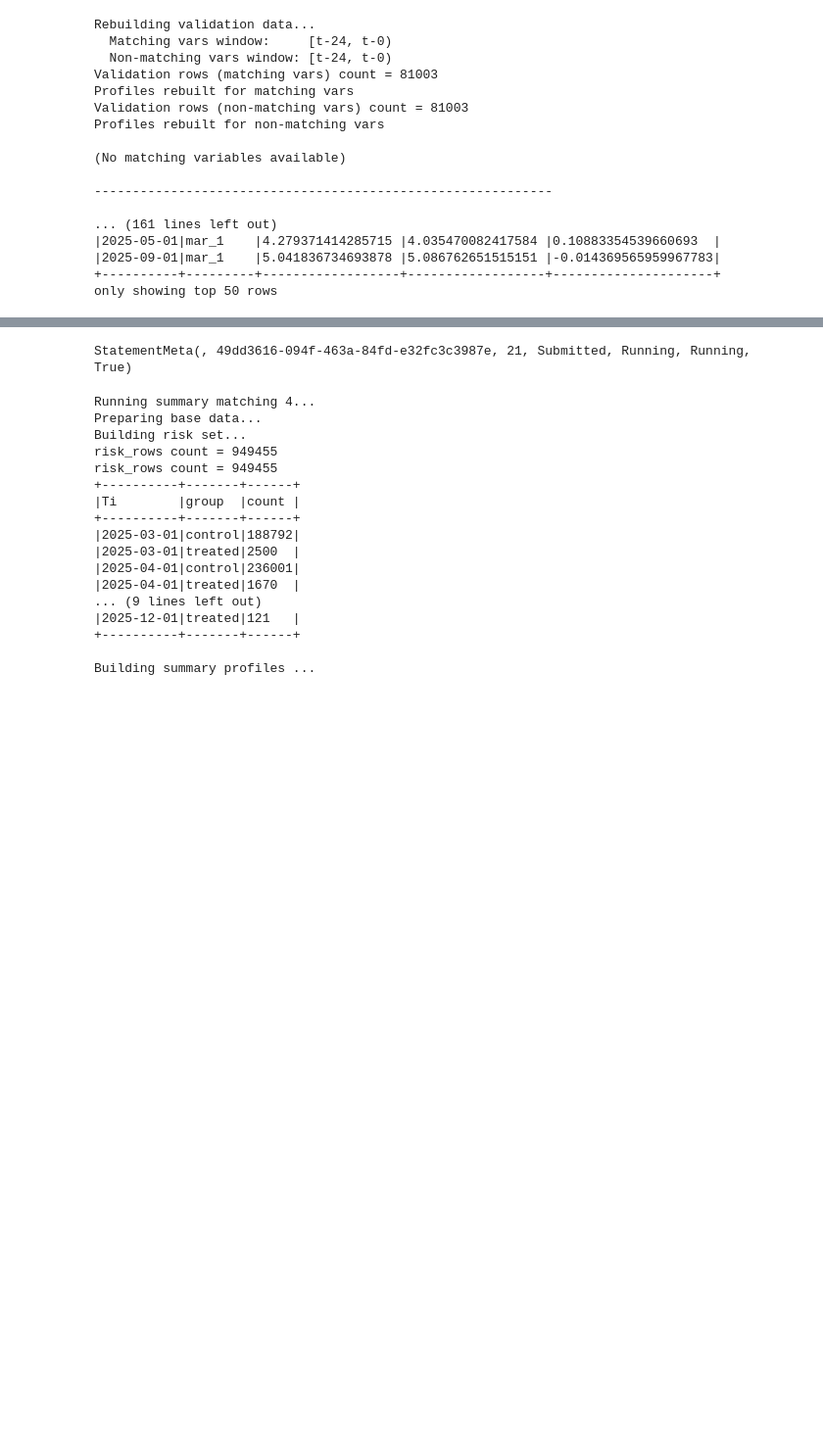
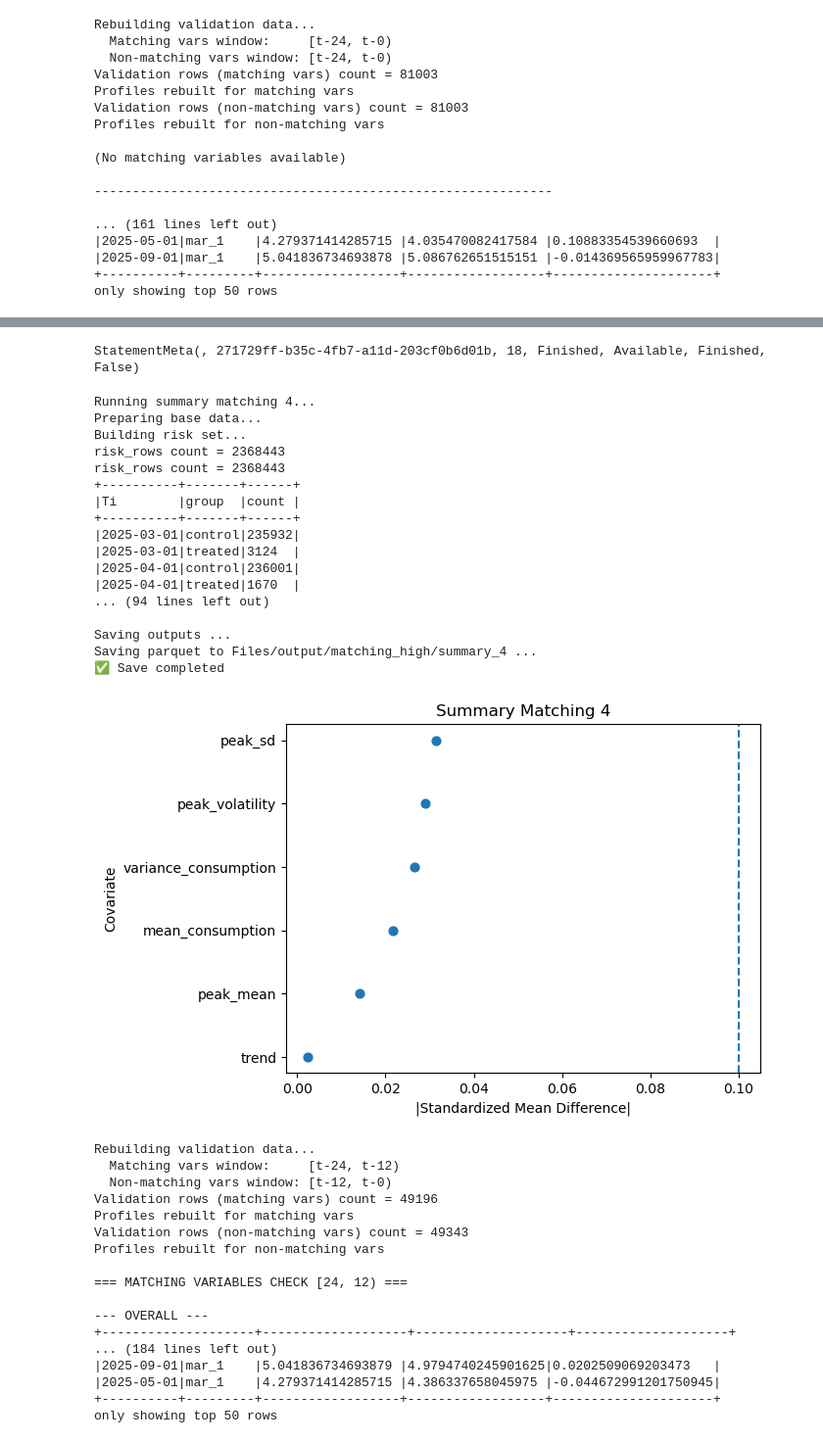
Before and after one commit to edogawa-liang/tariff-spark-rewrite, a Jupyter notebook: matching_analysis-high.ipynb, the cells around one changed output, grey strips where cells are left out. Shown at 98% size. Saved outputs shown, nothing was run; the diff lists cells and outputs as text; code cells hidden in the pictures; blank space fills up the shorter version.

```diff
--- a/matching_analysis-high.ipynb
+++ b/matching_analysis-high.ipynb
@@ -204,7 +324,7 @@ print("Running summary matching 4...")
 # ============================================================
 risk_rows = prepare_matching_data(
     sdf=month_result_spark,
-    lookback_months=5,
+    lookback_months=12,
     control_type="never_treated",
     verbose=True,
     price_value="high"
@@ -259,39 +379,57 @@ love_plot_from_spark(
 )
 
 # ============================================================
 # STEP 4: validation（🔥一定要加 sdf）
 # ============================================================
 check_balance_full_safe(
     res=res_summary_4,
     sdf=month_result_spark,
 
     match_start_month=24,
     match_end_month=12,
 
     extra_start_month=12,
     extra_end_month=0,
 
     calendar_start_month=24,
     calendar_end_month=0,
 
     price_value="high"
 )
 # %% [output]
-StatementMeta(, 49dd3616-094f-463a-84fd-e32fc3c3987e, 21, Submitted, Running, Running, True)
+StatementMeta(, 271729ff-b35c-4fb7-a11d-203cf0b6d01b, 18, Finished, Available, Finished, False)
 Running summary matching 4...
 Preparing base data...
 Building risk set...
-risk_rows count = 949455
-risk_rows count = 949455
+risk_rows count = 2368443
+risk_rows count = 2368443
 +----------+-------+------+
 |Ti        |group  |count |
 +----------+-------+------+
-|2025-03-01|control|188792|
-|2025-03-01|treated|2500  |
+|2025-03-01|control|235932|
+|2025-03-01|treated|3124  |
 |2025-04-01|control|236001|
 |2025-04-01|treated|1670  |
-... (9 lines left out)
-|2025-12-01|treated|121   |
-+----------+-------+------+
+... (94 lines left out)
 
-Building summary profiles ...
+Saving outputs ...
+Saving parquet to Files/output/matching_high/summary_4 ...
+✅ Save completed
+[figure, added]
+Rebuilding validation data...
+  Matching vars window:     [t-24, t-12)
+  Non-matching vars window: [t-12, t-0)
+Validation rows (matching vars) count = 49196
+Profiles rebuilt for matching vars
+Validation rows (non-matching vars) count = 49343
+Profiles rebuilt for non-matching vars
+
+=== MATCHING VARIABLES CHECK [24, 12) ===
+
+--- OVERALL ---
++--------------------+-------------------+--------------------+--------------------+
+... (184 lines left out)
+|2025-09-01|mar_1    |5.041836734693879 |4.9794740245901625|0.0202509069203473   |
+|2025-05-01|mar_1    |4.279371414285715 |4.386337658045975 |-0.044672991201750945|
++----------+---------+------------------+------------------+---------------------+
+only showing top 50 rows
```
Also changed, not shown: parts of 8 cells of this notebook, 5 other files.
